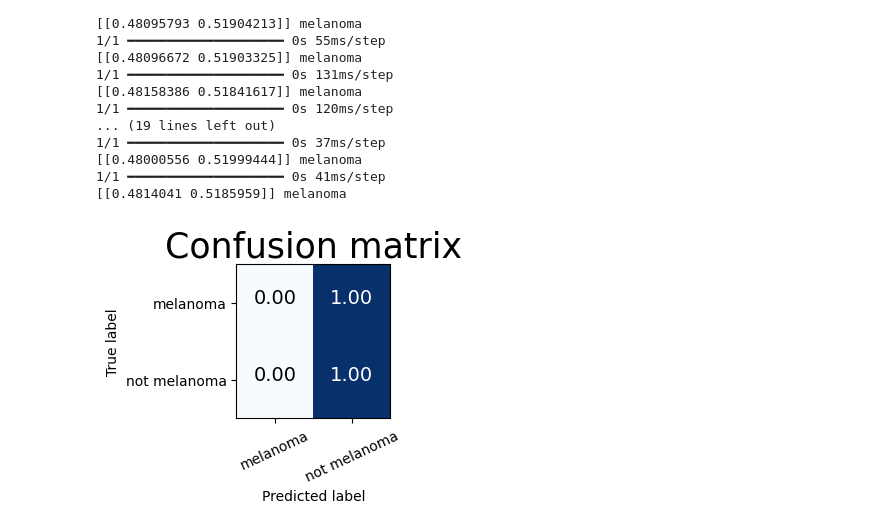
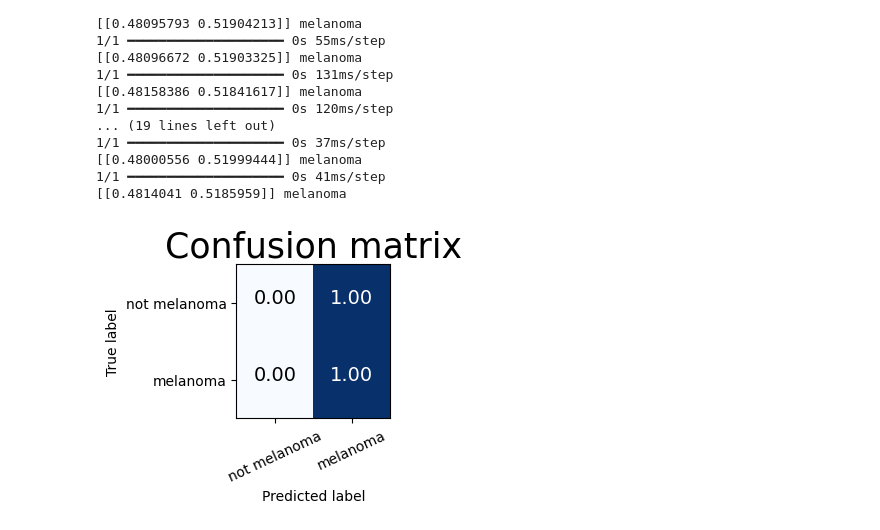
Before and after one commit to BillingtonDev/AIProject, a Jupyter notebook: EnsembleModel (1).ipynb, the cells around one changed output. Cells and saved outputs as stored; diff of their text form; code cells hidden in the pictures.

```diff
--- a/EnsembleModel.ipynb
+++ b/EnsembleModel (1).ipynb
@@ -101,32 +101,32 @@ Melanoma images:
 # %%
 import itertools
 from sklearn.metrics import confusion_matrix
 import matplotlib.pyplot as plt
 def plot_confusion_matrix(actual, predicted):
 
     cm = confusion_matrix(actual, predicted)
     cm = cm.astype('float') / cm.sum(axis=1)[:, np.newaxis]
 
     plt.figure(figsize=(2,2))
     cmap=plt.cm.Blues
     plt.imshow(cm, interpolation='nearest', cmap=cmap)
     plt.title('Confusion matrix', fontsize=25)
 
     tick_marks = np.arange(2)
-    classes = ['melanoma', 'not melanoma']
+    classes = ['not melanoma', 'melanoma']
     plt.xticks(tick_marks, classes, rotation=25)
     plt.yticks(tick_marks, classes)
 
     thresh = cm.max() / 2.
     for i, j in itertools.product(range(cm.shape[0]), range(cm.shape[1])):
         plt.text(j, i, format(cm[i, j], '.2f'),
         horizontalalignment="center",
         color="white" if cm[i, j] > thresh else "black", fontsize = 14)
 
     plt.ylabel('True label')
     plt.xlabel('Predicted label')
     plt.show()
 # Convert to a NumPy array
 plot_confusion_matrix([1, 1, 1, 1, 1, 1, 1, 1, 0, 0, 0, 0, 0, 0, 0, 0], [1, 1, 1, 1, 1, 1, 1, 1, 1, 1, 1, 1, 1, 1, 1, 1])
 # %% [output]
-[figure, old version]
+[figure, new version]
```
Also changed, not shown: parts of 1 cell of this notebook, 5 other files.
